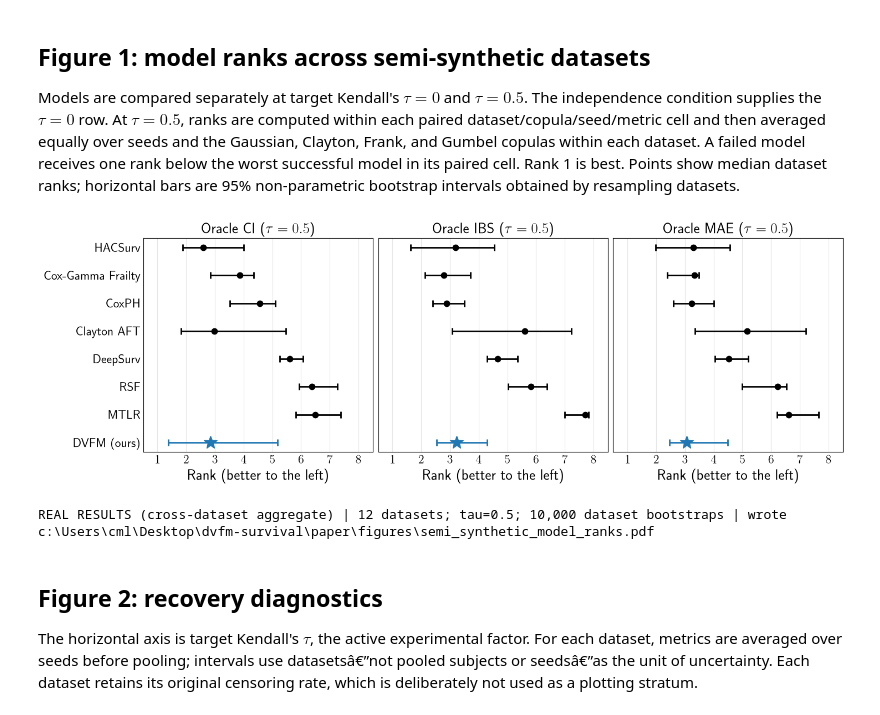
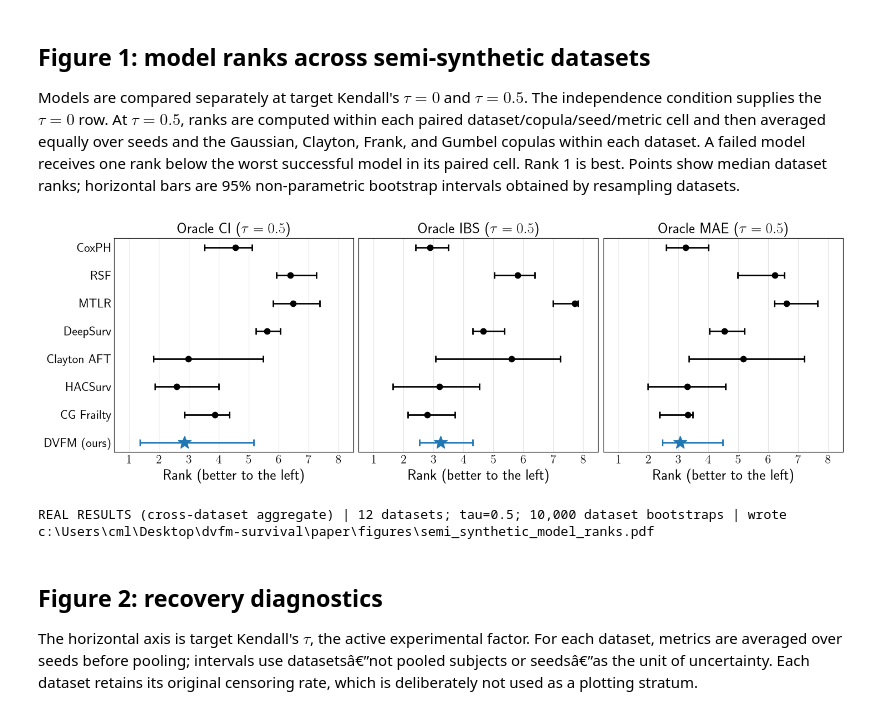
Before and after one commit to kalantari66/dvfm-survival, a Jupyter notebook: notebooks/semi_synthetic_results.ipynb, the cells around one changed output. Drawn from its saved outputs; the diff is of its cells as text; code cells hidden in the pictures.

```diff
--- a/notebooks/semi_synthetic_results.ipynb
+++ b/notebooks/semi_synthetic_results.ipynb
@@ -415,7 +445,7 @@ N_BOOTSTRAPS = 10_000
 BOOTSTRAP_SEED = 0
 MODEL_LABELS = {
     "DVFM": "DVFM (ours)",
-    "BayesianCoxGammaFrailty": "Cox-Gamma Frailty",
+    "BayesianCoxGammaFrailty": "CG Frailty",
     "RSF": "RSF",
     "GBSA": "Gradient Boosting",
     "ClaytonAFT": "Clayton AFT", "HACSurv": "HACSurv",
@@ -480,15 +510,22 @@ rank_tables_by_tau[tau_value] = rank_tables
 all_rank_tables = [
     table for rank_tables in rank_tables_by_tau.values() for table in rank_tables.values()
 ]
-models = sorted(set.intersection(*(set(table.columns) for table in all_rank_tables)))
+# Fixed display order, top to bottom on the axis: baselines grouped by family
+# (classical, machine learning, copula, frailty) with our model anchoring the
+# bottom. Vertical position is a family grouping, not a performance ordering.
+MODEL_ORDER = ["CoxPH", "RSF", "MTLR", "DeepSurv", "ClaytonAFT", "HACSurv",
+               "BayesianCoxGammaFrailty", "DVFM"]
+
+models = set.intersection(*(set(table.columns) for table in all_rank_tables))
 if not models:
     raise ValueError("No model has all three rank metrics.")
-order_components = [table.reindex(columns=models).median(axis=0) for table in all_rank_tables]
-model_order = pd.concat(order_components, axis=1).mean(axis=1).sort_values().index.tolist()
-# Our model anchors the bottom of the axis; the baselines above it stay ordered
-# by mean rank, so vertical position is no longer a pure performance ordering.
-model_order = ([name for name in model_order if not name.startswith("DVFM")]
-               + [name for name in model_order if name.startswith("DVFM")])
+absent = [name for name in MODEL_ORDER if name not in models]
+unlisted = sorted(models - set(MODEL_ORDER))
+if absent or unlisted:
+    raise ValueError(
+        f"Rank tables disagree with MODEL_ORDER: absent={absent}, unlisted={unlisted}"
+    )
+model_order = list(MODEL_ORDER)
 
 rng = np.random.default_rng(BOOTSTRAP_SEED)
 rank_intervals = {}
@@ -517,29 +554,29 @@ for axis, (metric, (title, _)) in zip(axes, RANK_METRICS.items()):
             fmt="*" if is_dvfm else "o",
             markersize=18 if is_dvfm else 7.5,
             elinewidth=2.0, capsize=4.5, capthick=2.0,
             color="tab:blue" if is_dvfm else "black",
         )
     axis.set(
         title=rf"{title} ($\tau={RANK_TAU:g}$)",
         xlabel="Rank (better to the left)",
         xlim=(0.5, len(model_order) + 0.5),
     )
     axis.set_xticks(np.arange(1, len(model_order) + 1))
     axis.grid(axis="x", color="0.9", linewidth=0.8)
 axes[0].set(
     yticks=positions,
     yticklabels=[MODEL_LABELS.get(model, model) for model in model_order]
 )
 axes[0].invert_yaxis()
 out = FIGURE_DIR / "semi_synthetic_model_ranks.pdf"
 fig.savefig(out, bbox_inches="tight")
 plt.show()
 print(
     f"{DATA_SOURCE} | {results['dataset'].nunique()} datasets; "
     f"tau={RANK_TAU:g}; {N_BOOTSTRAPS:,} dataset bootstraps | wrote {out}"
 )
 # %% [output]
-[figure, old version]
+[figure, new version]
 REAL RESULTS (cross-dataset aggregate) | 12 datasets; tau=0.5; 10,000 dataset bootstraps | wrote c:\Users\cml\Desktop\dvfm-survival\paper\figures\semi_synthetic_model_ranks.pdf
 # %% [markdown]
 ## Figure 2: recovery diagnostics
```
Also changed, not shown: parts of 10 cells of this notebook, 3 other files.
